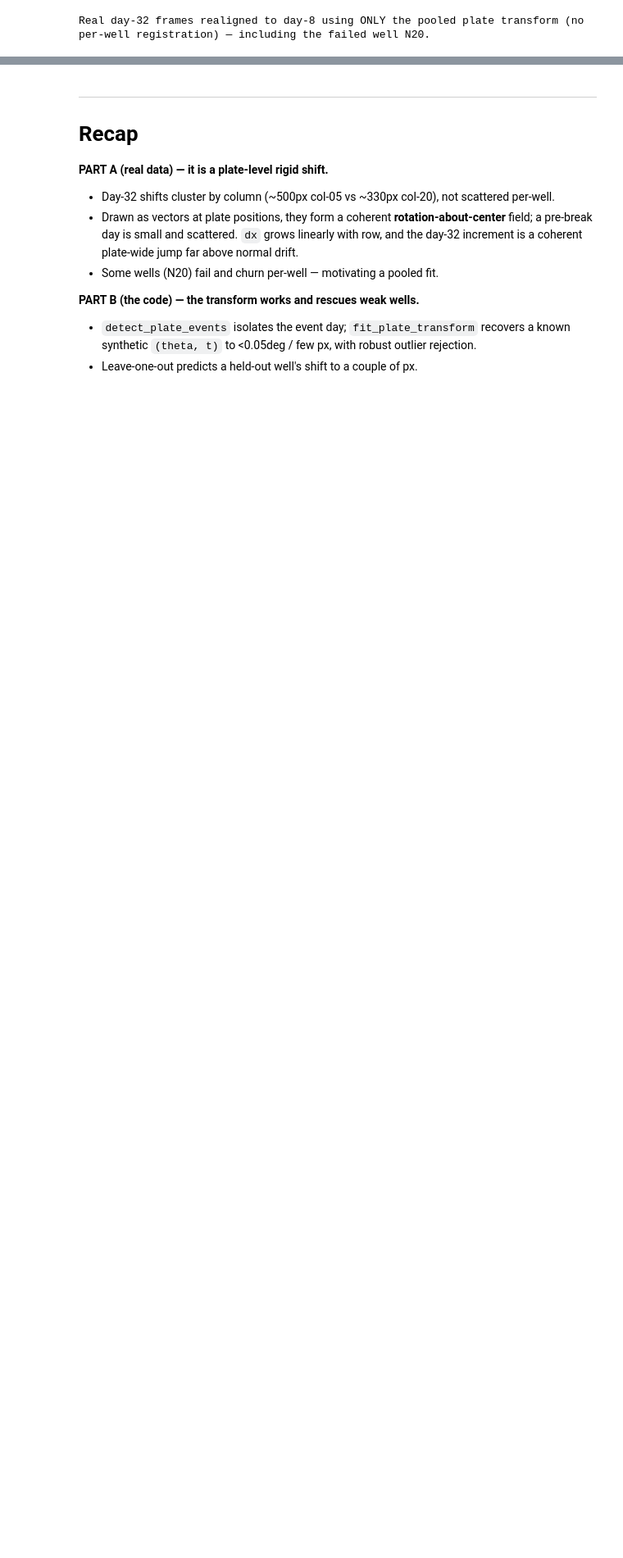
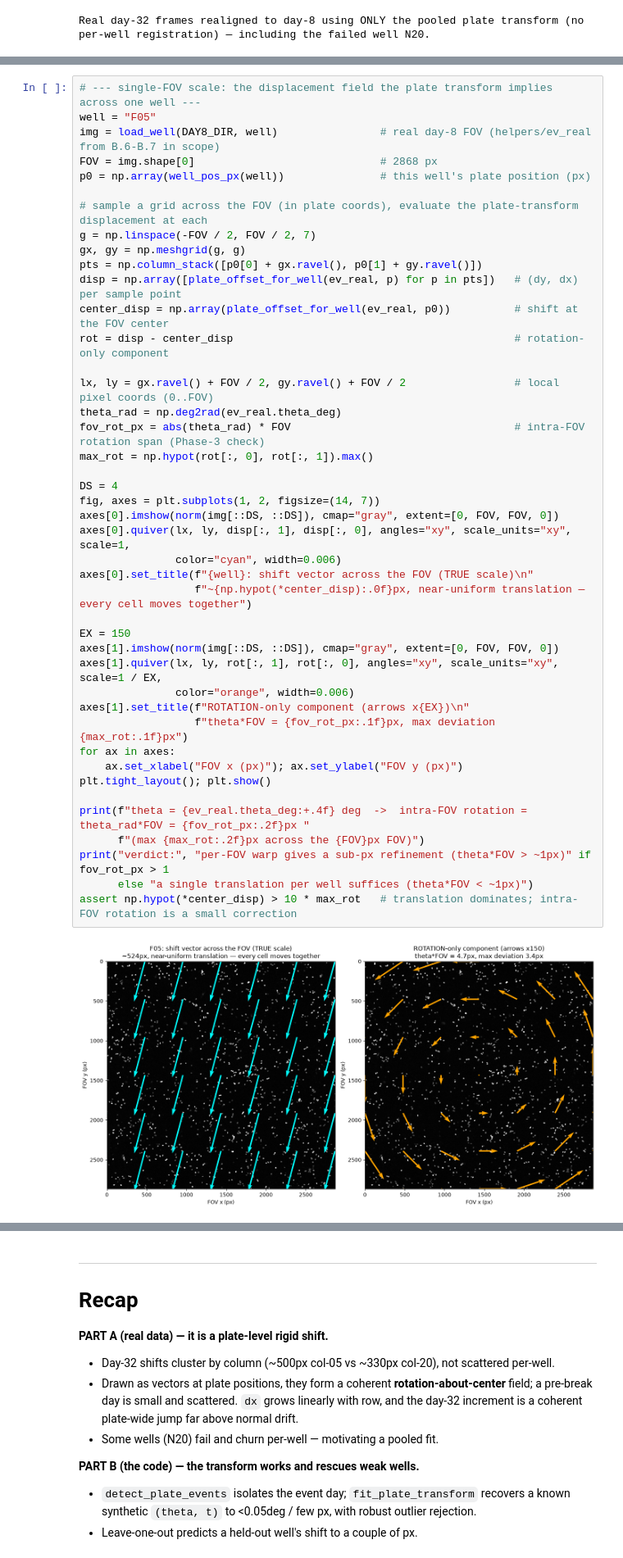
Before and after one commit to petercla0119/tmem-neuron-aligner, a Jupyter notebook: notebooks/plate_remount_walkthrough.ipynb, the cells around one changed output, grey strips where cells are left out. Shown at 82% size. Cells and saved outputs as stored; diff of their text form; blank space fills up the shorter version.

```diff
--- a/notebooks/plate_remount_walkthrough.ipynb
+++ b/notebooks/plate_remount_walkthrough.ipynb
@@ -588,0 +606,45 @@ Real day-32 frames realigned to day-8 using ONLY the pooled plate transform (no
+# %%
+# --- single-FOV scale: the displacement field the plate transform implies across one well ---
+well = "F05"
+img = load_well(DAY8_DIR, well)                # real day-8 FOV (helpers/ev_real from B.6-B.7 in scope)
+FOV = img.shape[0]                             # 2868 px
+p0 = np.array(well_pos_px(well))               # this well's plate position (px)
+
+# sample a grid across the FOV (in plate coords), evaluate the plate-transform displacement at each
+g = np.linspace(-FOV / 2, FOV / 2, 7)
+gx, gy = np.meshgrid(g, g)
+pts = np.column_stack([p0[0] + gx.ravel(), p0[1] + gy.ravel()])
+disp = np.array([plate_offset_for_well(ev_real, p) for p in pts])   # (dy, dx) per sample point
+center_disp = np.array(plate_offset_for_well(ev_real, p0))          # shift at the FOV center
+rot = disp - center_disp                                            # rotation-only component
+
+lx, ly = gx.ravel() + FOV / 2, gy.ravel() + FOV / 2                 # local pixel coords (0..FOV)
+theta_rad = np.deg2rad(ev_real.theta_deg)
+fov_rot_px = abs(theta_rad) * FOV                                   # intra-FOV rotation span (Phase-3 check)
+max_rot = np.hypot(rot[:, 0], rot[:, 1]).max()
+
+DS = 4
+fig, axes = plt.subplots(1, 2, figsize=(14, 7))
+axes[0].imshow(norm(img[::DS, ::DS]), cmap="gray", extent=[0, FOV, FOV, 0])
+axes[0].quiver(lx, ly, disp[:, 1], disp[:, 0], angles="xy", scale_units="xy", scale=1,
+               color="cyan", width=0.006)
+axes[0].set_title(f"{well}: shift vector across the FOV (TRUE scale)\n"
+                  f"~{np.hypot(*center_disp):.0f}px, near-uniform translation — every cell moves together")
+
+EX = 150
+axes[1].imshow(norm(img[::DS, ::DS]), cmap="gray", extent=[0, FOV, FOV, 0])
+axes[1].quiver(lx, ly, rot[:, 1], rot[:, 0], angles="xy", scale_units="xy", scale=1 / EX,
+               color="orange", width=0.006)
+axes[1].set_title(f"ROTATION-only component (arrows x{EX})\n"
+                  f"theta*FOV = {fov_rot_px:.1f}px, max deviation {max_rot:.1f}px")
+for ax in axes:
+    ax.set_xlabel("FOV x (px)"); ax.set_ylabel("FOV y (px)")
+plt.tight_layout(); plt.show()
+
+print(f"theta = {ev_real.theta_deg:+.4f} deg  ->  intra-FOV rotation = theta_rad*FOV = {fov_rot_px:.2f}px "
+      f"(max {max_rot:.2f}px across the {FOV}px FOV)")
+print("verdict:", "per-FOV warp gives a sub-px refinement (theta*FOV > ~1px)" if fov_rot_px > 1
+      else "a single translation per well suffices (theta*FOV < ~1px)")
+assert np.hypot(*center_disp) > 10 * max_rot   # translation dominates; intra-FOV rotation is a small correction
+# %% [output]
+[figure, added]
```
Also changed, not shown: parts of 2 cells of this notebook.
